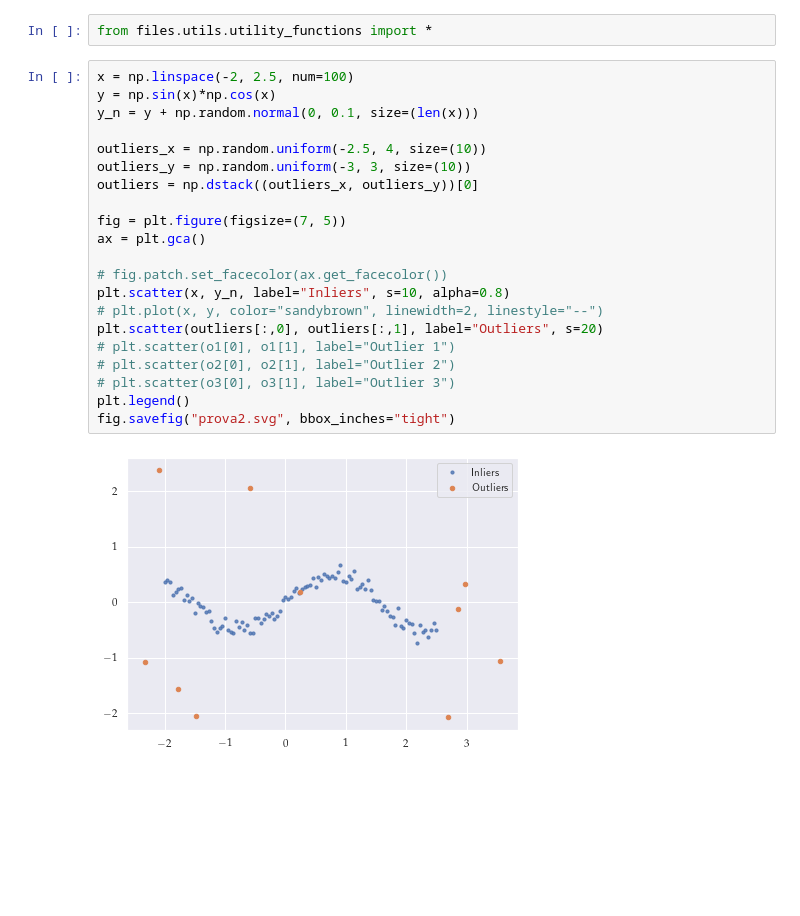
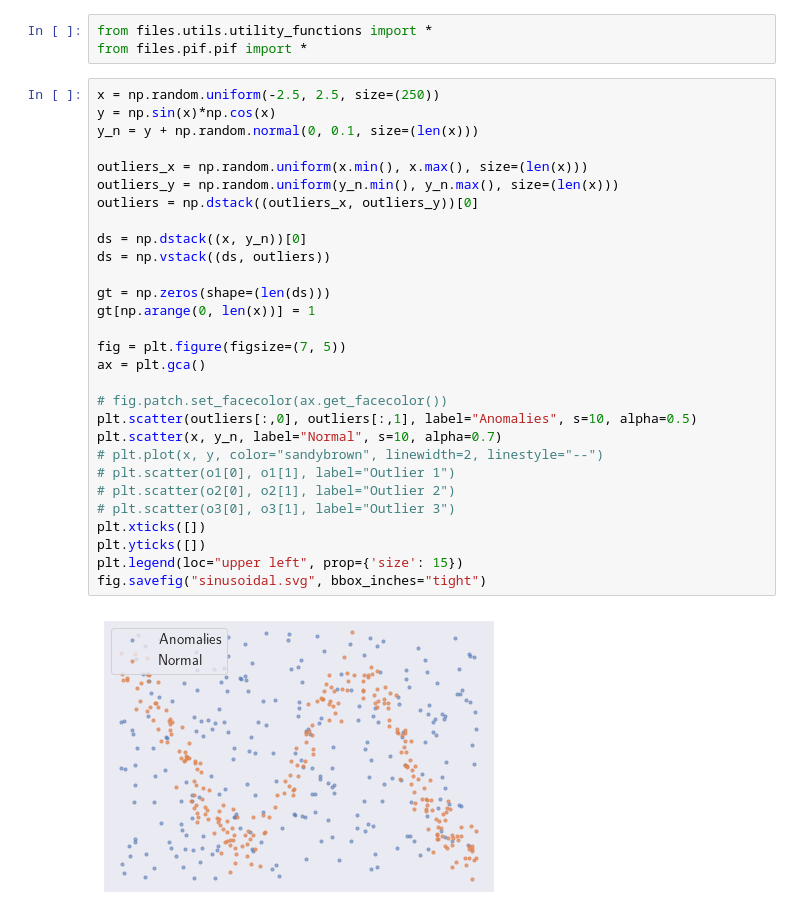
Before and after one commit to catonzio/Neural-PreferenceIsolation, a Jupyter notebook: src/notebooks/thesis_images/various.ipynb, the cells around one changed output. Drawn from its saved outputs; the diff is of its cells as text; blank space fills up the shorter version.

```diff
--- a/src/notebooks/thesis_images/various.ipynb
+++ b/src/notebooks/thesis_images/various.ipynb
@@ -1,25 +1,34 @@
 # %%
 from files.utils.utility_functions import *
+from files.pif.pif import *
 # %%
-x = np.linspace(-2, 2.5, num=100)
+x = np.random.uniform(-2.5, 2.5, size=(250))
 y = np.sin(x)*np.cos(x)
 y_n = y + np.random.normal(0, 0.1, size=(len(x)))
 
-outliers_x = np.random.uniform(-2.5, 4, size=(10))
-outliers_y = np.random.uniform(-3, 3, size=(10))
+outliers_x = np.random.uniform(x.min(), x.max(), size=(len(x)))
+outliers_y = np.random.uniform(y_n.min(), y_n.max(), size=(len(x)))
 outliers = np.dstack((outliers_x, outliers_y))[0]
+
+ds = np.dstack((x, y_n))[0]
+ds = np.vstack((ds, outliers))
+
+gt = np.zeros(shape=(len(ds)))
+gt[np.arange(0, len(x))] = 1
 
 fig = plt.figure(figsize=(7, 5))
 ax = plt.gca()
 
 # fig.patch.set_facecolor(ax.get_facecolor())
-plt.scatter(x, y_n, label="Inliers", s=10, alpha=0.8)
+plt.scatter(outliers[:,0], outliers[:,1], label="Anomalies", s=10, alpha=0.5)
+plt.scatter(x, y_n, label="Normal", s=10, alpha=0.7)
 # plt.plot(x, y, color="sandybrown", linewidth=2, linestyle="--")
-plt.scatter(outliers[:,0], outliers[:,1], label="Outliers", s=20)
 # plt.scatter(o1[0], o1[1], label="Outlier 1")
 # plt.scatter(o2[0], o2[1], label="Outlier 2")
 # plt.scatter(o3[0], o3[1], label="Outlier 3")
-plt.legend()
-fig.savefig("prova2.svg", bbox_inches="tight")
+plt.xticks([])
+plt.yticks([])
+plt.legend(loc="upper left", prop={'size': 15})
+fig.savefig("sinusoidal.svg", bbox_inches="tight")
 # %% [output]
-[figure, old version]
+[figure, new version]
```
Also changed, not shown: parts of 18 cells of this notebook, 17 other files.
